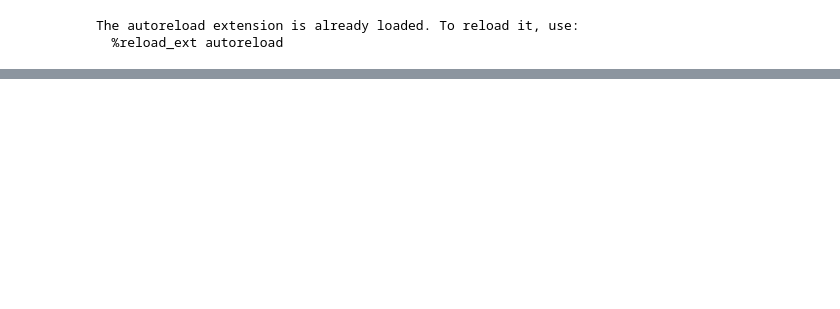
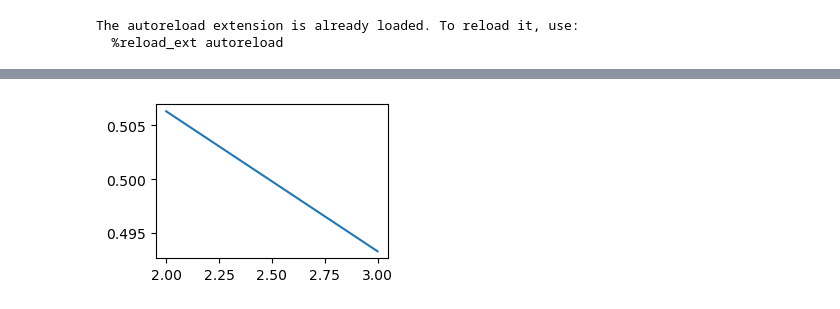
Before and after one commit to yiwei1029/mvbg, a Jupyter notebook: main.ipynb, the cells around one changed output, grey strips where cells are left out. Cells and saved outputs as stored; diff of their text form; code cells hidden in the pictures; blank space fills up the shorter version.

```diff
--- a/main.ipynb
+++ b/main.ipynb
@@ -7,45 +7,55 @@ warnings.filterwarnings('ignore')
 from utils import *
 from tqdm import tqdm
 from models import MSE,MDcR,DSE,MVBG,CPCA,DPCA,MVP,LPP,LE
+import scipy
+datasets_names = ['BBC','MSRC-v1','NGs','Reuters','YALE']
+datasets_names = ['MSRC-v1','NGs','YALE']
 
-X,labels=read_data('datasets/data sets/NGs.mat')
-X = [X[0,i].T for  i  in range(X.shape[1])]
-labels  = labels.squeeze()
-#models
-model_MSE = MSE()
-model_MDcR = MDcR()
-model_DSE = DSE()
-model_MVBG = MVBG(0.1,2,0.1)
-model_CPCA = CPCA()
-model_DPCA = DPCA()
-model_MVP =  MVP()
-model_LPP   =   LPP()
-model_LE = LE()
-#main
-res_nim = []
-d_range  = range(2,4)
-for d_ in tqdm(d_range):
-    nmi_list = []
-    for i in range(5):
-        # train_test split
-        train_idx,test_idx = random_index(X[0].shape[1],0.8)
-        X_train = [x[:,train_idx] for x in X]
-        X_test = [x[:,test_idx] for x in X]
-        y_test = labels[test_idx]
-        #train
-        model = model_MVP
-        pred =  model.predict(X_train,0.5,2,1e6,d_,100,10)
-        # criterion
-        from sklearn.metrics.cluster import normalized_mutual_info_score
-        nmi = normalized_mutual_info_score(y_test,pred)
-        nmi_list.append(nmi)
-    nmi = np.mean(nmi_list)
-    res_nim.append(nmi)
-np.save(f'./result/NGs/nmi_{model.name}.npy',res_nim)
-#plot
-import matplotlib.pyplot as plt
-plt.figure(figsize=(3,2))
-plt.plot(d_range,res_nim)
+for dt_name in datasets_names:
+    X,labels=read_data(f'datasets/data sets/{dt_name}.mat')
+    X = [X[0,i].T for  i  in range(X.shape[1])]
+    if isinstance(X[0],scipy.sparse._csr.csr_matrix):
+        X =   [x.todense() for x in X]
+    labels  = labels.squeeze()
+    k = len(set(labels))
+    #models
+    model_MSE = MSE()
+    model_MDcR = MDcR()
+    model_DSE = DSE()
+    model_MVBG = MVBG(0.1,2,0.1)
+    model_CPCA = CPCA()
+    model_DPCA = DPCA()
+    model_MVP =  MVP()
+    model_LPP   =   LPP()
+    model_LE = LE()
+    #main
+    res_nmi = []
+    d_range  = range(2,4)
+    for d_ in tqdm(d_range):
+        nmi_list = []
+        for i in range(5):
+            # train_test split
+            train_idx,test_idx = random_index(X[0].shape[1],0.8)
+            X_train = [x[:,train_idx] for x in X]
+            X_test = [x[:,test_idx] for x in X]
+            y_test = labels[test_idx]
+            #train
+            model = model_LE
+            # pred =  model.predict(X_test,0.5,2,1e6,d_,k,10) #MVP
+            # pred   = model.predict(X_train,X_test,1e8,d_,k,100) #lPP
+            pred  = model.predict(X_train,X_test,d_,20,k) #LE ok
+
+            # criterion
+            from sklearn.metrics.cluster import normalized_mutual_info_score
+            nmi = normalized_mutual_info_score(y_test,pred)
+            nmi_list.append(nmi)
+        nmi = np.mean(nmi_list)
+        res_nmi.append(nmi)
+    np.save(f'./result/{dt_name}/{model.name}.npy',res_nmi)
+    #plot
+    import matplotlib.pyplot as plt
+    plt.figure(figsize=(3,2))
+    plt.plot(d_range,res_nmi)
 # %% [output]
 The autoreload extension is already loaded. To reload it, use:
   %reload_ext autoreload
@@ -69,0 +62 @@ executing.executing.NotOneValueFound: Expected one value, found 0
+[figure, added]
```
Also changed, not shown: parts of 2 cells of this notebook, 1 other file.
